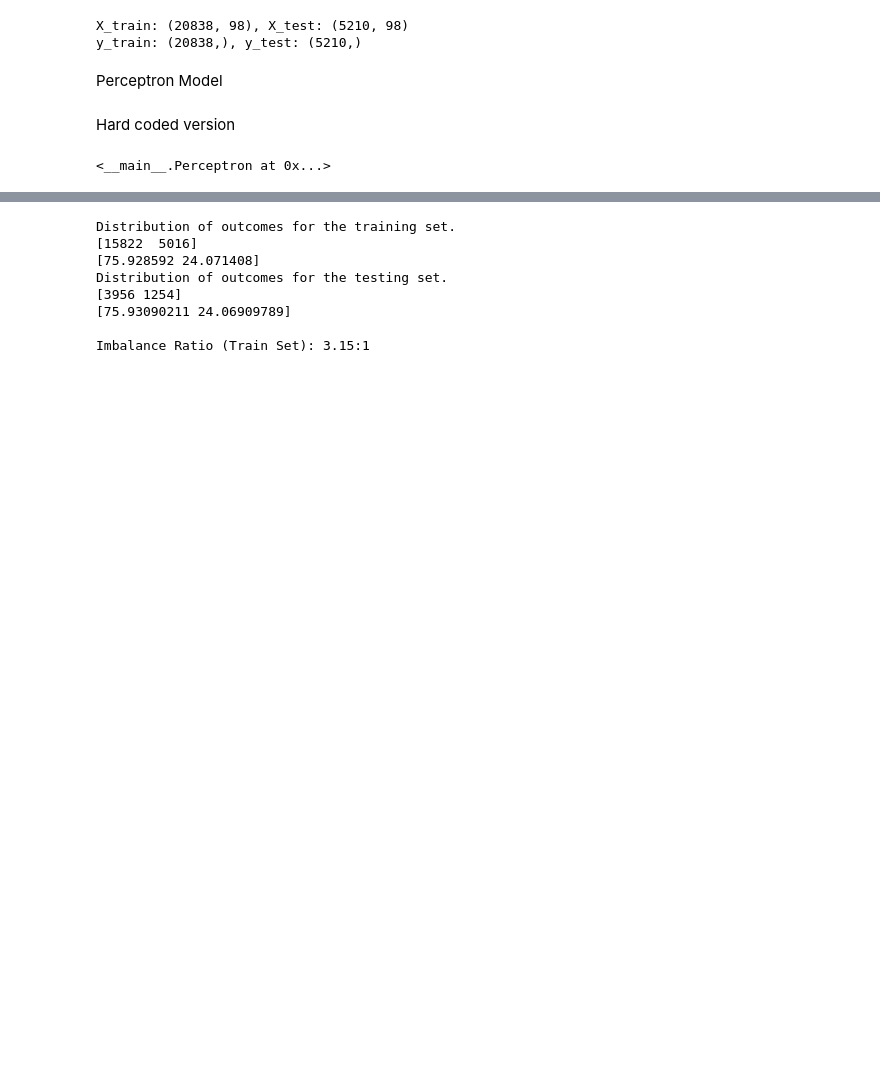
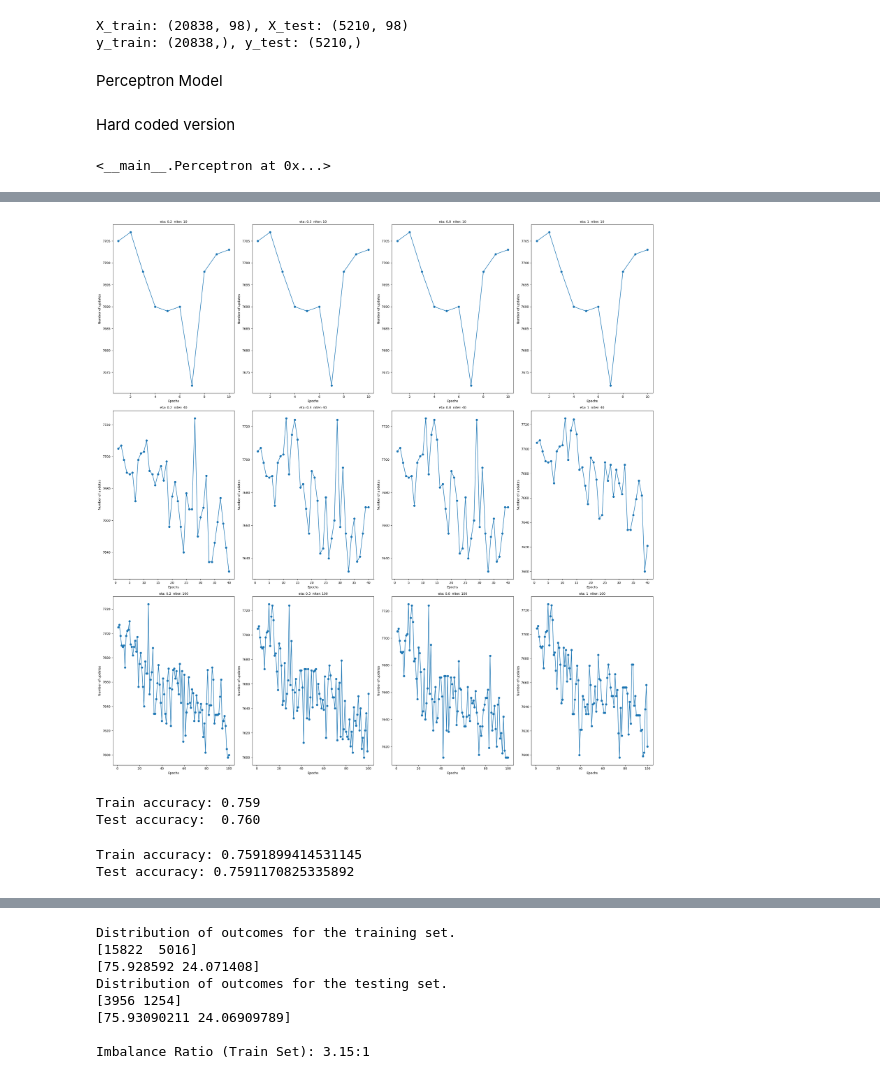
Before and after one commit to EricaCamelopardalis/MS_Classifiers, a Jupyter notebook: Project1.ipynb, the cells around one changed output, grey strips where cells are left out. Cells and saved outputs as stored; diff of their text form; code cells hidden in the pictures; blank space fills up the shorter version.

```diff
--- a/Project1.ipynb
+++ b/Project1.ipynb
@@ -246,0 +247,59 @@ plt.show()
+# %%
+# Train Perceptron and find good value of eta and n_iter
+fig, ax = plt.subplots(nrows=3, ncols=4, figsize=(25, 25))
+
+list_eta = [0.2, 0.3, 0.8, 1]
+list_niter = [10, 40, 100]
+
+for j, n_temp in enumerate(list_niter):
+
+    for i, e_temp in enumerate(list_eta):
+        ppn = Perceptron(n_iter=n_temp, eta= e_temp).fit(X_train, y_train)
+        ax[j, i].plot(range(1, len(ppn.errors_) + 1), ppn.errors_, marker='o')
+        ax[j, i].set_xlabel('Epochs', fontsize=10)
+        ax[j, i].set_ylabel('Number of updates', fontsize=10)
+        ax[j, i].set_title(f"eta: {e_temp}  niter: {n_temp}", fontsize=10)
+
+plt.tight_layout()
+plt.show()
+# %% [output]
+[figure, added]
+# %%
+# prediction accuracy
+train_preds = ppn.predict(X_train)
+test_preds  = ppn.predict(X_test)
+
+train_acc = (train_preds == y_train).mean()
+test_acc  = (test_preds == y_test).mean()
+
+print(f"Train accuracy: {train_acc:.3f}")
+print(f"Test accuracy:  {test_acc:.3f}")
+# %% [output]
+Train accuracy: 0.759
+Test accuracy:  0.760
+# %%
+#Scikit Learn version
+from sklearn.linear_model import Perceptron
+from sklearn.metrics import accuracy_score, classification_report
+
+# Initialize model
+ppn = Perceptron(
+    penalty=None,
+    alpha=0.0001,
+    max_iter=1000,     # number of epochs
+    eta0=1.0,
+    random_state=42,
+    tol=1e-3
+)
+# Train model
+ppn.fit(X_train, y_train)
+
+# Predictions
+y_pred = ppn.predict(X_test)
+
+# Evaluation
+print("Train accuracy:", accuracy_score(y_train, ppn.predict(X_train)))
+print("Test accuracy:", accuracy_score(y_test, y_pred))
+# %% [output]
+Train accuracy: 0.7591899414531145
+Test accuracy: 0.7591170825335892
```
Also changed, not shown: parts of 18 cells of this notebook.
